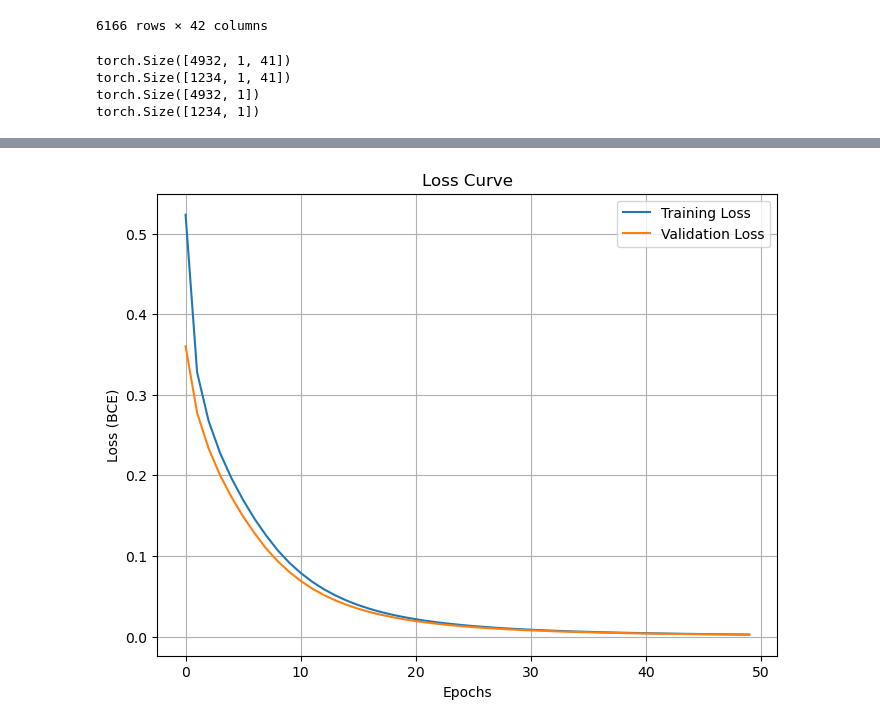
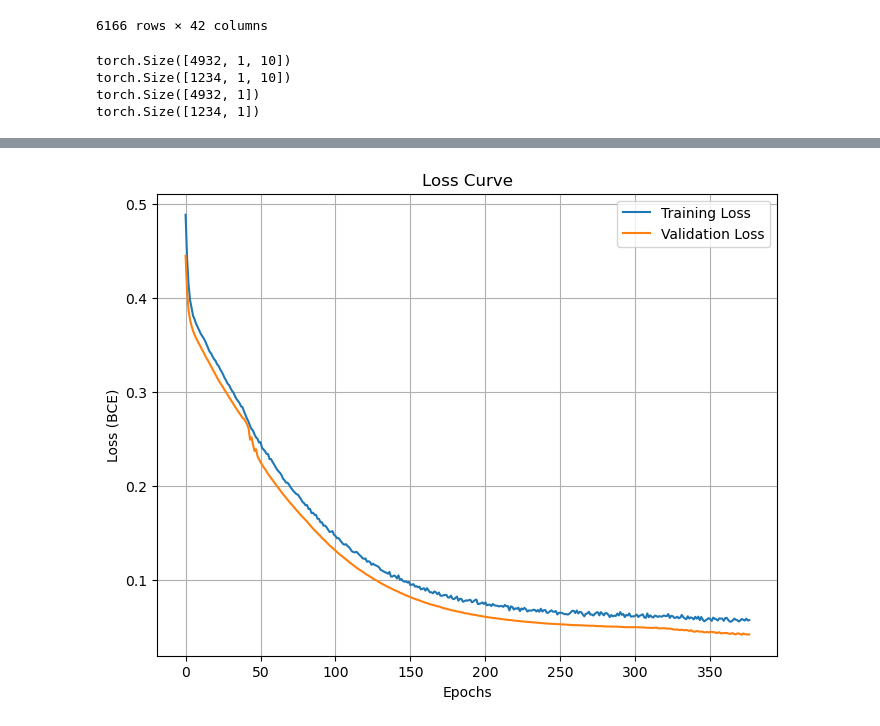
Before and after one commit to CrashedBboy/ML-NetworkAttack-Detection, a Jupyter notebook: transformer.ipynb, the cells around one changed output, grey strips where cells are left out. Cells and saved outputs as stored; diff of their text form; code cells hidden in the pictures.

```diff
--- a/transformer.ipynb
+++ b/transformer.ipynb
@@ -61,7 +65,8 @@ df_normalized
 from sklearn.model_selection import train_test_split
 
 # Separate features and labels
-X = df_normalized.iloc[:, :-1].values  # All columns except the last one
+# X = df_normalized.iloc[:, :-1].values  # All columns except the last one
+X = df_normalized.iloc[:, :10].values  # All columns except the last one
 y = df_normalized.iloc[:, -1].values   # The last column (label)
 
 # Split dataset into training and testing sets (80% train, 20% test)
@@ -82,8 +87,8 @@ print(X_test_tensor.shape)
 print(y_train_tensor.shape)
 print(y_test_tensor.shape)
 # %% [output]
-torch.Size([4932, 1, 41])
-torch.Size([1234, 1, 41])
+torch.Size([4932, 1, 10])
+torch.Size([1234, 1, 10])
 torch.Size([4932, 1])
 torch.Size([1234, 1])
 # %%
@@ -150,12 +155,12 @@ import torch.optim as optim
 from torch.utils.data import DataLoader, TensorDataset
 
 # Example parameters (adjust these for your use case)
-d_model = 41
-nhead = 1
+d_model = 10
+nhead = 2
 num_layers = 2
-batch_size = 128
-epochs = 50
-patience = 2  # Early stopping patience
+batch_size = 512
+epochs = 1000
+patience = 5  # Early stopping patience
 
 # Define the model
 model = TransformerBinaryClassifier(d_model, nhead, num_layers).to(device)
@@ -274,2 +279,2 @@ Epoch 3/50:
 Training complete. Best model loaded.
-[figure, old version]
+[figure, new version]
```
Also changed, not shown: parts of 2 cells of this notebook, 2 other files.
